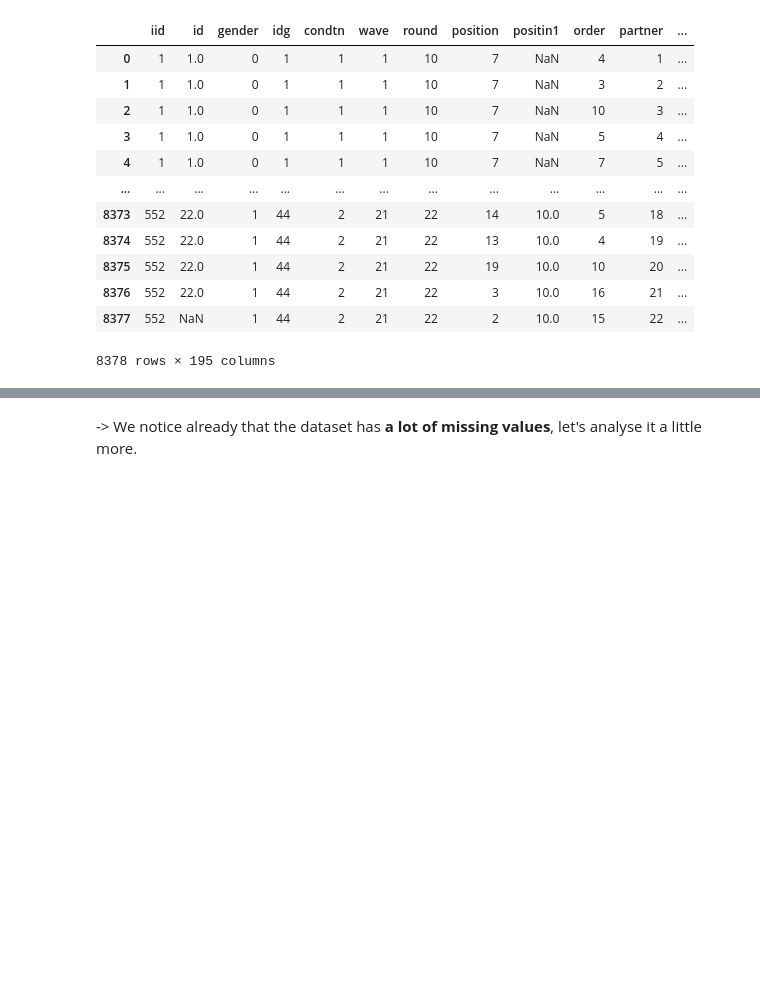
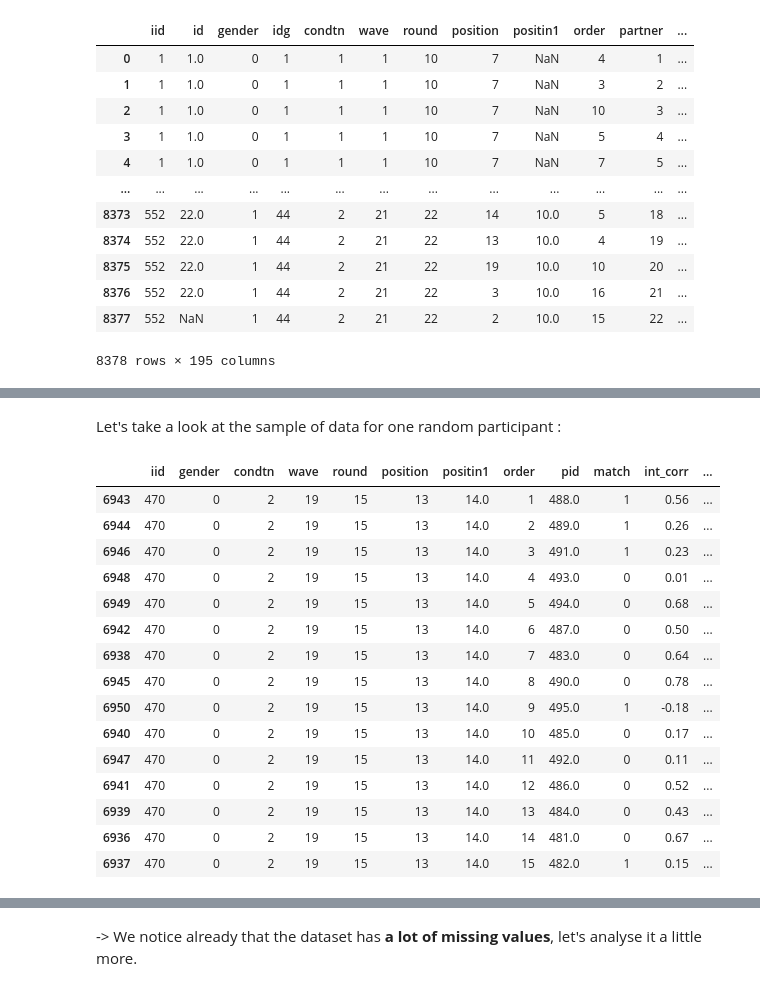
Before and after one commit to Acsts/EDA--Speed_Dating_Experiment, a Jupyter notebook: Project-Speed_Dating.ipynb, the cells around one changed output, grey strips where cells are left out. Drawn from its saved outputs; the diff is of its cells as text; code cells hidden in the pictures; blank space fills up the shorter version.

```diff
--- a/Project-Speed_Dating.ipynb
+++ b/Project-Speed_Dating.ipynb
@@ -48,0 +93,22 @@ display(df)
+# %% [markdown]
+Let's take a look at the sample of data for one random participant :
+# %%
+rng = np.random.default_rng(RANDOM_SEED)
+display(df[df['iid']==rng.choice(df['iid'].unique())].sort_values('order'))
+# %% [output]
+|  | iid | gender | condtn | wave | round | position | positin1 | order | pid | match | int_corr | ... |
+| 6943 | 470 | 0 | 2 | 19 | 15 | 13 | 14.0 | 1 | 488.0 | 1 | 0.56 | ... |
+| 6944 | 470 | 0 | 2 | 19 | 15 | 13 | 14.0 | 2 | 489.0 | 1 | 0.26 | ... |
+| 6946 | 470 | 0 | 2 | 19 | 15 | 13 | 14.0 | 3 | 491.0 | 1 | 0.23 | ... |
+| 6948 | 470 | 0 | 2 | 19 | 15 | 13 | 14.0 | 4 | 493.0 | 0 | 0.01 | ... |
+| 6949 | 470 | 0 | 2 | 19 | 15 | 13 | 14.0 | 5 | 494.0 | 0 | 0.68 | ... |
+| 6942 | 470 | 0 | 2 | 19 | 15 | 13 | 14.0 | 6 | 487.0 | 0 | 0.50 | ... |
+| 6938 | 470 | 0 | 2 | 19 | 15 | 13 | 14.0 | 7 | 483.0 | 0 | 0.64 | ... |
+| 6945 | 470 | 0 | 2 | 19 | 15 | 13 | 14.0 | 8 | 490.0 | 0 | 0.78 | ... |
+| 6950 | 470 | 0 | 2 | 19 | 15 | 13 | 14.0 | 9 | 495.0 | 1 | -0.18 | ... |
+| 6940 | 470 | 0 | 2 | 19 | 15 | 13 | 14.0 | 10 | 485.0 | 0 | 0.17 | ... |
+| 6947 | 470 | 0 | 2 | 19 | 15 | 13 | 14.0 | 11 | 492.0 | 0 | 0.11 | ... |
+| 6941 | 470 | 0 | 2 | 19 | 15 | 13 | 14.0 | 12 | 486.0 | 0 | 0.52 | ... |
+| 6939 | 470 | 0 | 2 | 19 | 15 | 13 | 14.0 | 13 | 484.0 | 0 | 0.43 | ... |
+| 6936 | 470 | 0 | 2 | 19 | 15 | 13 | 14.0 | 14 | 481.0 | 0 | 0.67 | ... |
+| 6937 | 470 | 0 | 2 | 19 | 15 | 13 | 14.0 | 15 | 482.0 | 1 | 0.15 | ... |
```
Also changed, not shown: parts of 22 cells of this notebook.
